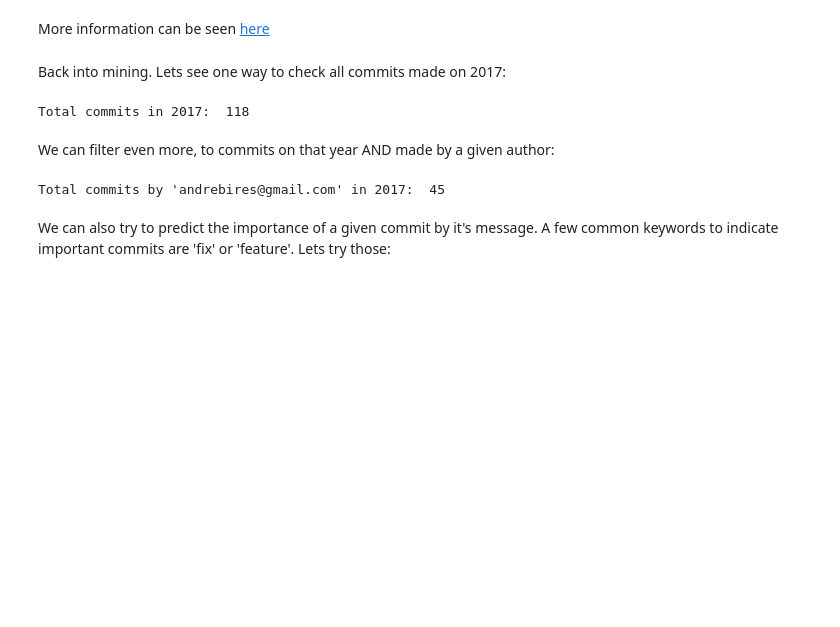
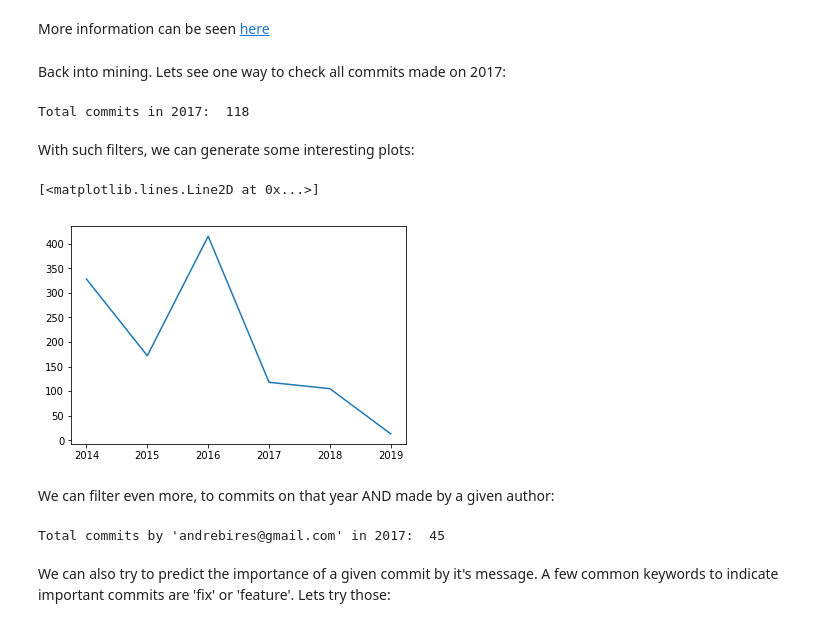
Before and after one commit to lfmundim/MinRepoSoft, a Jupyter notebook: Exercicio1/MSR - Basics.ipynb, the cells around one changed output. Drawn from its saved outputs; the diff is of its cells as text; code cells hidden in the pictures; blank space fills up the shorter version.

Commit message:
Add a few plots

```diff
--- a/Exercicio1/MSR - Basics.ipynb
+++ b/Exercicio1/MSR - Basics.ipynb
@@ -110,6 +110,31 @@ while True:
 print('Total commits in 2017: ', count)
 # %% [output]
 Total commits in 2017:  118
+# %% [markdown]
+With such filters, we can generate some interesting plots:
+# %%
+allCommits = repo.iter_commits()
+count = 0
+dictionary = {}
+while True:
+    try:
+        element = next(allCommits)
+        commitYear = GetCommitYear(element)
+        if commitYear in dictionary:
+            dictionary[commitYear] = dictionary[commitYear] + 1
+        else:
+            dictionary[commitYear] = 1
+    except StopIteration:
+        break
+
+dates = list(dictionary.keys())           # list() needed for python 3.x
+prices = list(dictionary.values())        # ditto
+dates.reverse()
+prices.reverse()
+plt.plot_date(dates, prices, '-') # this will show date at the x-axis
+# %% [output]
+[<matplotlib.lines.Line2D at 0x...>]
+[figure, added]
 # %% [markdown]
 We can filter even more, to commits on that year AND made by a given author:
 # %%
```
Also changed, not shown: parts of 4 cells of this notebook, 1 other file.
